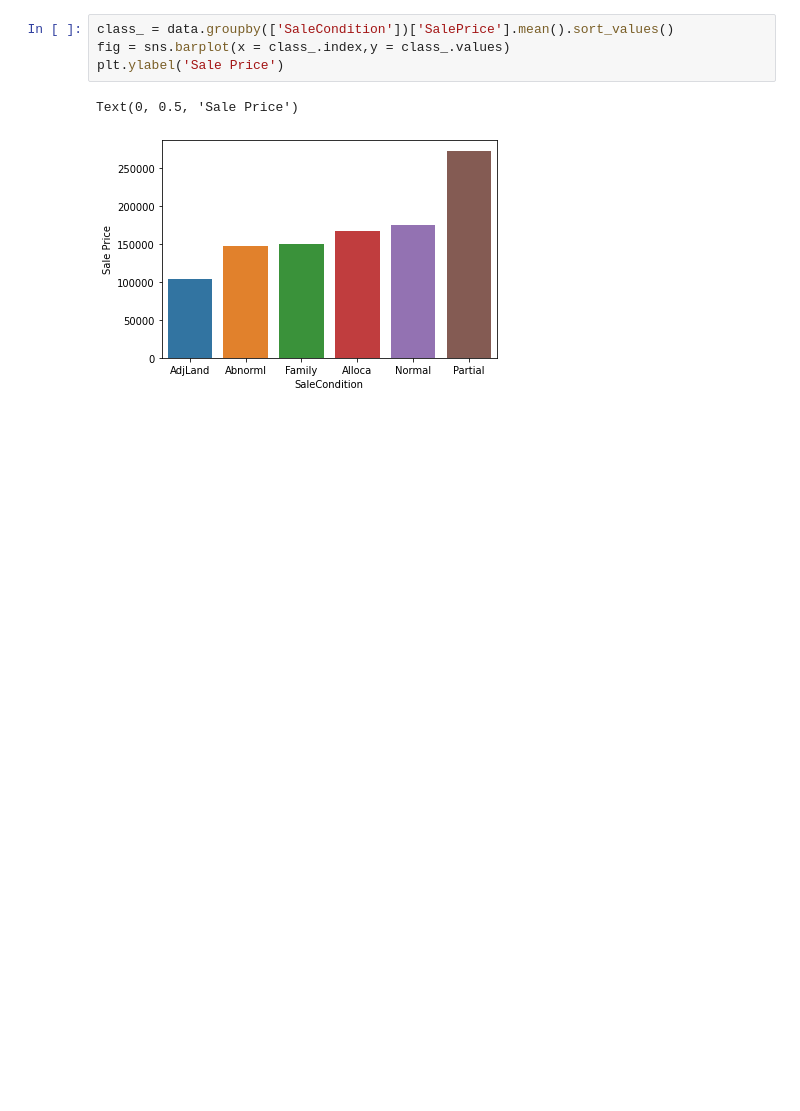
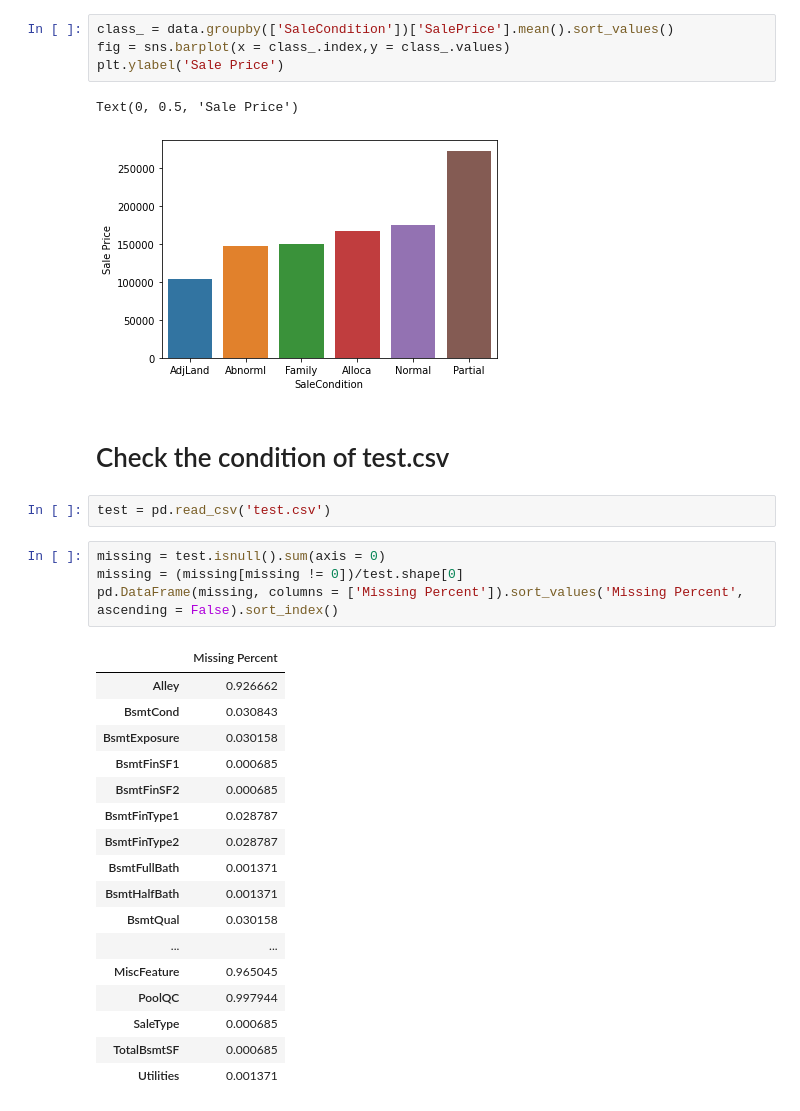
Before and after one commit to zrrddd/House_Prices, a Jupyter notebook: EDA.ipynb, the cells around one changed output. Drawn from its saved outputs; the diff is of its cells as text; blank space fills up the shorter version.

```diff
--- a/EDA.ipynb
+++ b/EDA.ipynb
@@ -1884,3 +1884,29 @@ plt.ylabel('Sale Price')
 # %% [output]
 Text(0, 0.5, 'Sale Price')
 [figure]
+# %% [markdown]
+# Check the condition of test.csv
+# %%
+test = pd.read_csv('test.csv')
+# %%
+missing = test.isnull().sum(axis = 0)
+missing = (missing[missing != 0])/test.shape[0]
+pd.DataFrame(missing, columns = ['Missing Percent']).sort_values('Missing Percent', ascending = False).sort_index()
+# %% [output]
+|  | Missing Percent |
+| Alley | 0.926662 |
+| BsmtCond | 0.030843 |
+| BsmtExposure | 0.030158 |
+| BsmtFinSF1 | 0.000685 |
+| BsmtFinSF2 | 0.000685 |
+| BsmtFinType1 | 0.028787 |
+| BsmtFinType2 | 0.028787 |
+| BsmtFullBath | 0.001371 |
+| BsmtHalfBath | 0.001371 |
+| BsmtQual | 0.030158 |
+| ... | ... |
+| MiscFeature | 0.965045 |
+| PoolQC | 0.997944 |
+| SaleType | 0.000685 |
+| TotalBsmtSF | 0.000685 |
+| Utilities | 0.001371 |
```
Also changed, not shown: parts of 5 cells of this notebook, 1 other file.
